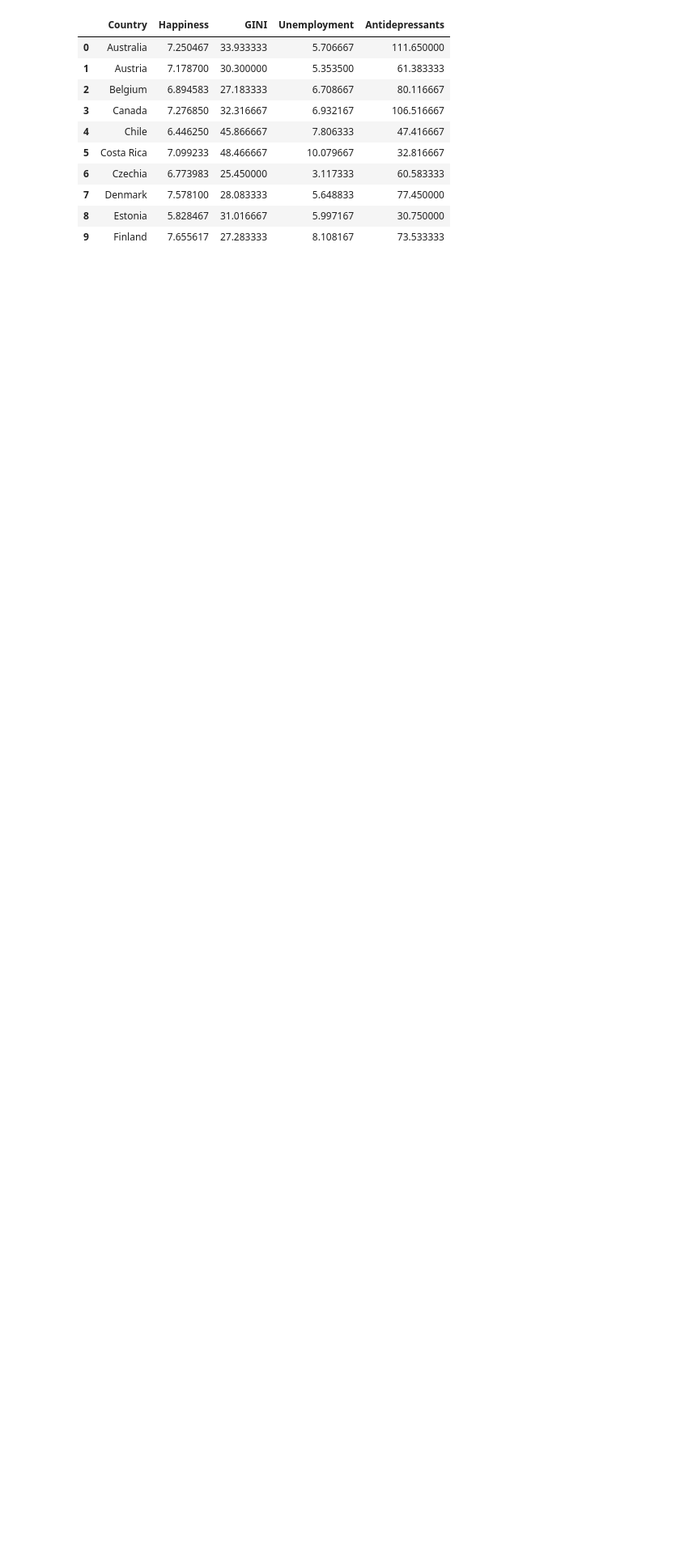
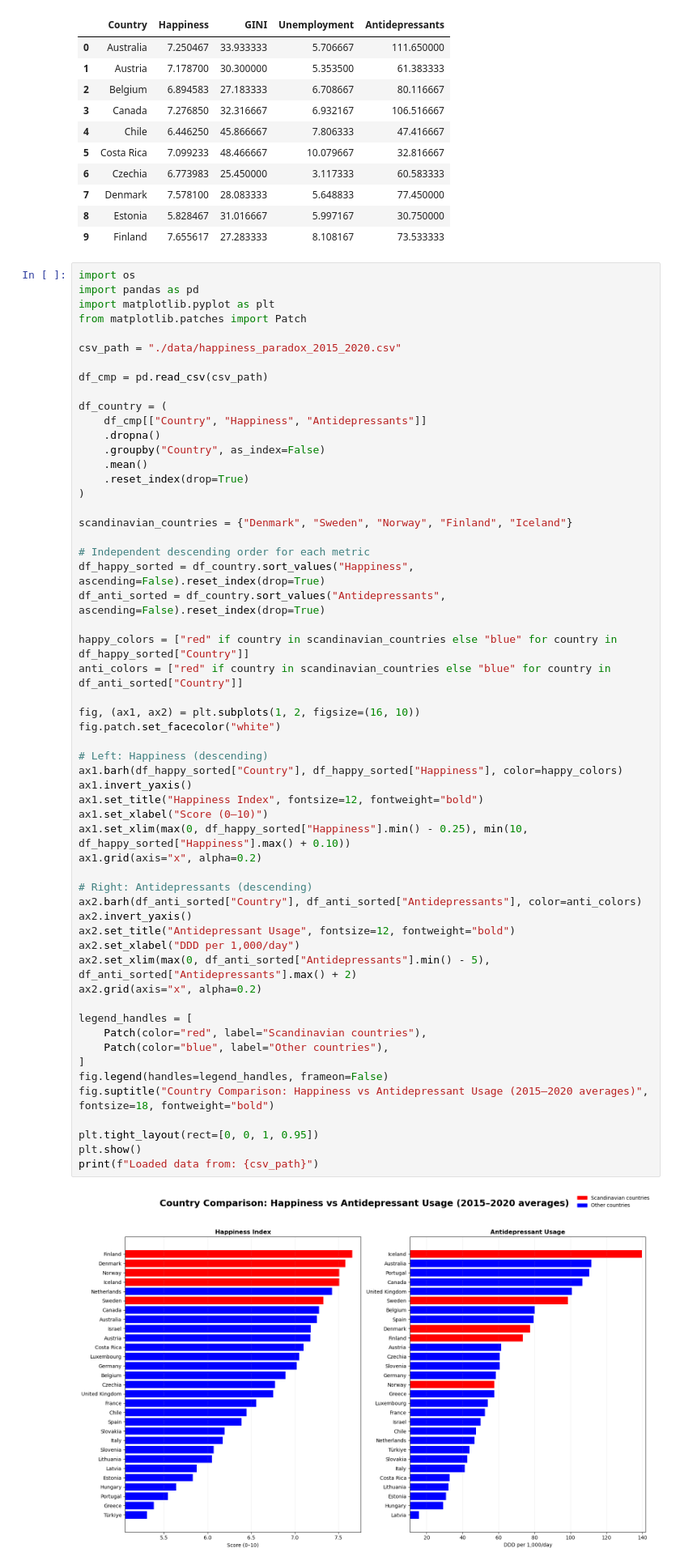
Before and after one commit to Jacopo00811/socialdata2026-project, a Jupyter notebook: HappinessRealorNot.ipynb, the cells around one changed output. Shown at 81% size. Drawn from its saved outputs; the diff is of its cells as text; blank space fills up the shorter version.

Commit message:
Added happines and antidepressant per country chart

```diff
--- a/HappinessRealorNot.ipynb
+++ b/HappinessRealorNot.ipynb
@@ -283,3 +261,61 @@ max         7.66  48.47         20.34           139.80
 | 7 | Denmark | 7.578100 | 28.083333 | 5.648833 | 77.450000 |
 | 8 | Estonia | 5.828467 | 31.016667 | 5.997167 | 30.750000 |
 | 9 | Finland | 7.655617 | 27.283333 | 8.108167 | 73.533333 |
+# %%
+import os
+import pandas as pd
+import matplotlib.pyplot as plt
+from matplotlib.patches import Patch
+
+csv_path = "./data/happiness_paradox_2015_2020.csv"
+
+df_cmp = pd.read_csv(csv_path)
+
+df_country = (
+    df_cmp[["Country", "Happiness", "Antidepressants"]]
+    .dropna()
+    .groupby("Country", as_index=False)
+    .mean()
+    .reset_index(drop=True)
+)
+
+scandinavian_countries = {"Denmark", "Sweden", "Norway", "Finland", "Iceland"}
+
+# Independent descending order for each metric
+df_happy_sorted = df_country.sort_values("Happiness", ascending=False).reset_index(drop=True)
+df_anti_sorted = df_country.sort_values("Antidepressants", ascending=False).reset_index(drop=True)
+
+happy_colors = ["red" if country in scandinavian_countries else "blue" for country in df_happy_sorted["Country"]]
+anti_colors = ["red" if country in scandinavian_countries else "blue" for country in df_anti_sorted["Country"]]
+
+fig, (ax1, ax2) = plt.subplots(1, 2, figsize=(16, 10))
+fig.patch.set_facecolor("white")
+
+# Left: Happiness (descending)
+ax1.barh(df_happy_sorted["Country"], df_happy_sorted["Happiness"], color=happy_colors)
+ax1.invert_yaxis()
+ax1.set_title("Happiness Index", fontsize=12, fontweight="bold")
+ax1.set_xlabel("Score (0–10)")
+ax1.set_xlim(max(0, df_happy_sorted["Happiness"].min() - 0.25), min(10, df_happy_sorted["Happiness"].max() + 0.10))
+ax1.grid(axis="x", alpha=0.2)
+
+# Right: Antidepressants (descending)
+ax2.barh(df_anti_sorted["Country"], df_anti_sorted["Antidepressants"], color=anti_colors)
+ax2.invert_yaxis()
+ax2.set_title("Antidepressant Usage", fontsize=12, fontweight="bold")
+ax2.set_xlabel("DDD per 1,000/day")
+ax2.set_xlim(max(0, df_anti_sorted["Antidepressants"].min() - 5), df_anti_sorted["Antidepressants"].max() + 2)
+ax2.grid(axis="x", alpha=0.2)
+
+legend_handles = [
+    Patch(color="red", label="Scandinavian countries"),
+    Patch(color="blue", label="Other countries"),
+]
+fig.legend(handles=legend_handles, frameon=False)
+fig.suptitle("Country Comparison: Happiness vs Antidepressant Usage (2015–2020 averages)", fontsize=18, fontweight="bold")
+
+plt.tight_layout(rect=[0, 0, 1, 0.95])
+plt.show()
+print(f"Loaded data from: {csv_path}")
+# %% [output]
+[figure, added]
```
Also changed, not shown: parts of 2 cells of this notebook.
